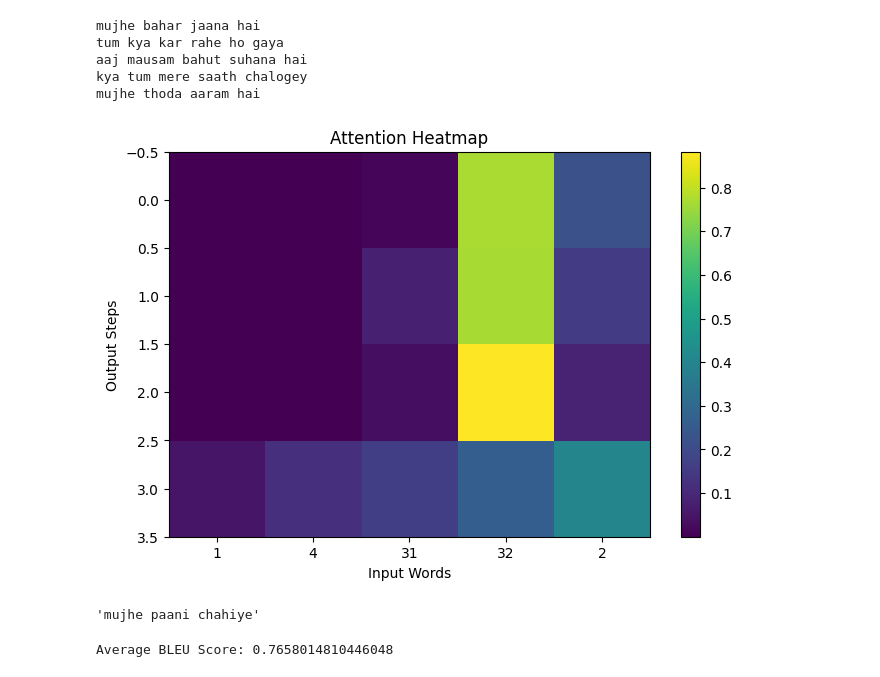
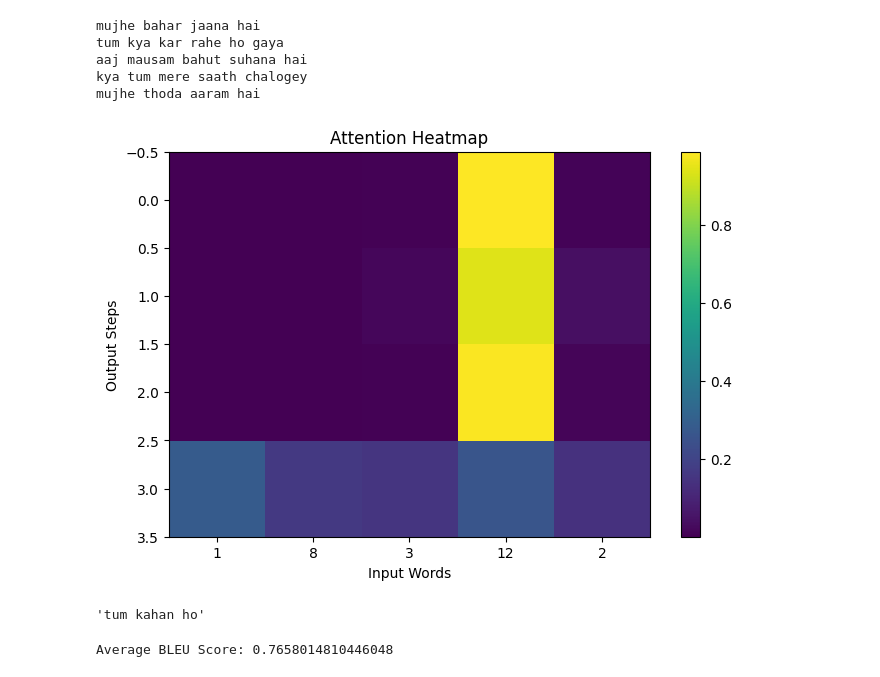
Before and after one commit to aryan-ml/Bidirectional-attention-based-translation-system, a Jupyter notebook: notebooks/main.ipynb, the cells around one changed output. Drawn from its saved outputs; the diff is of its cells as text; code cells hidden in the pictures.

```diff
--- a/notebooks/main.ipynb
+++ b/notebooks/main.ipynb
@@ -259,11 +259,11 @@ def show_attention(sentence):
 
     plt.show()
 # %%
-show_attention("मुझे पानी चाहिए")
-translate("मुझे पानी चाहिए")
+show_attention("तुम कsadहाँ हो")
+translate("तुम कहाँ हो")
 # %% [output]
-[figure, old version]
+[figure, new version]
-'mujhe paani chahiye'
+'tum kahan ho'
 # %%
 from nltk.translate.bleu_score import sentence_bleu, SmoothingFunction
 # %%
```
Also changed, not shown: parts of 4 cells of this notebook.
